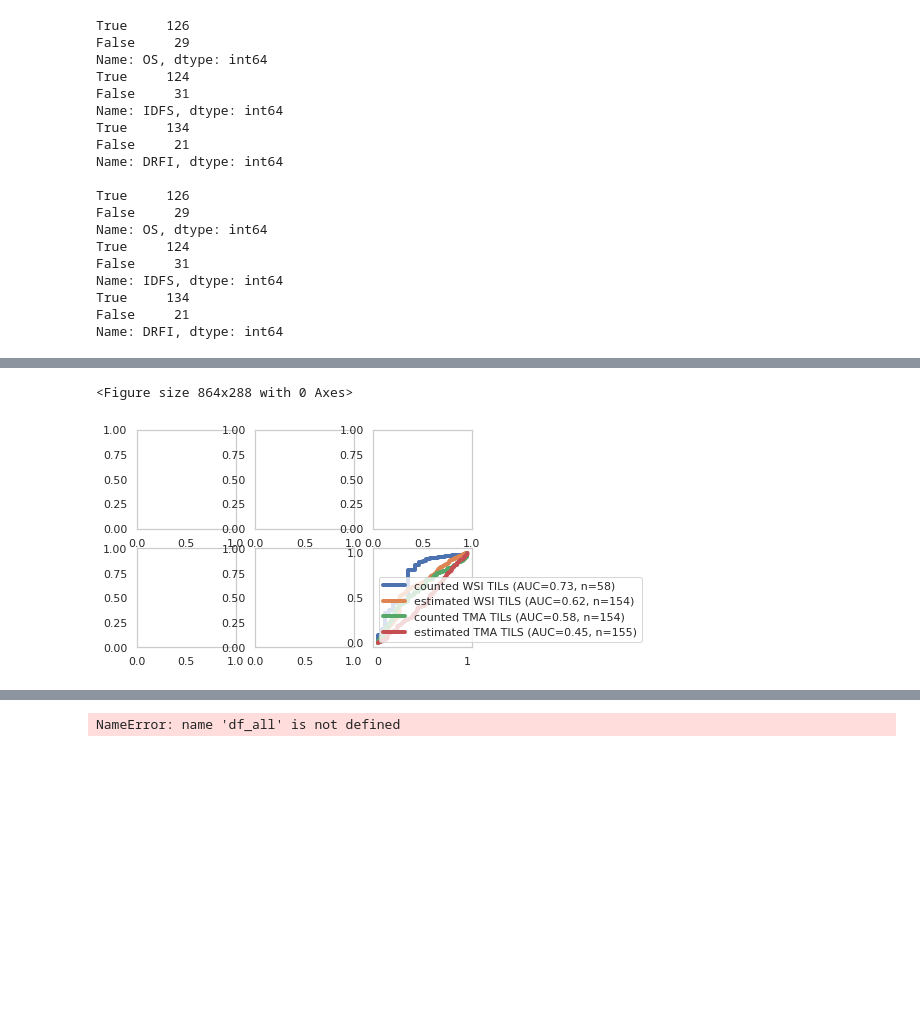
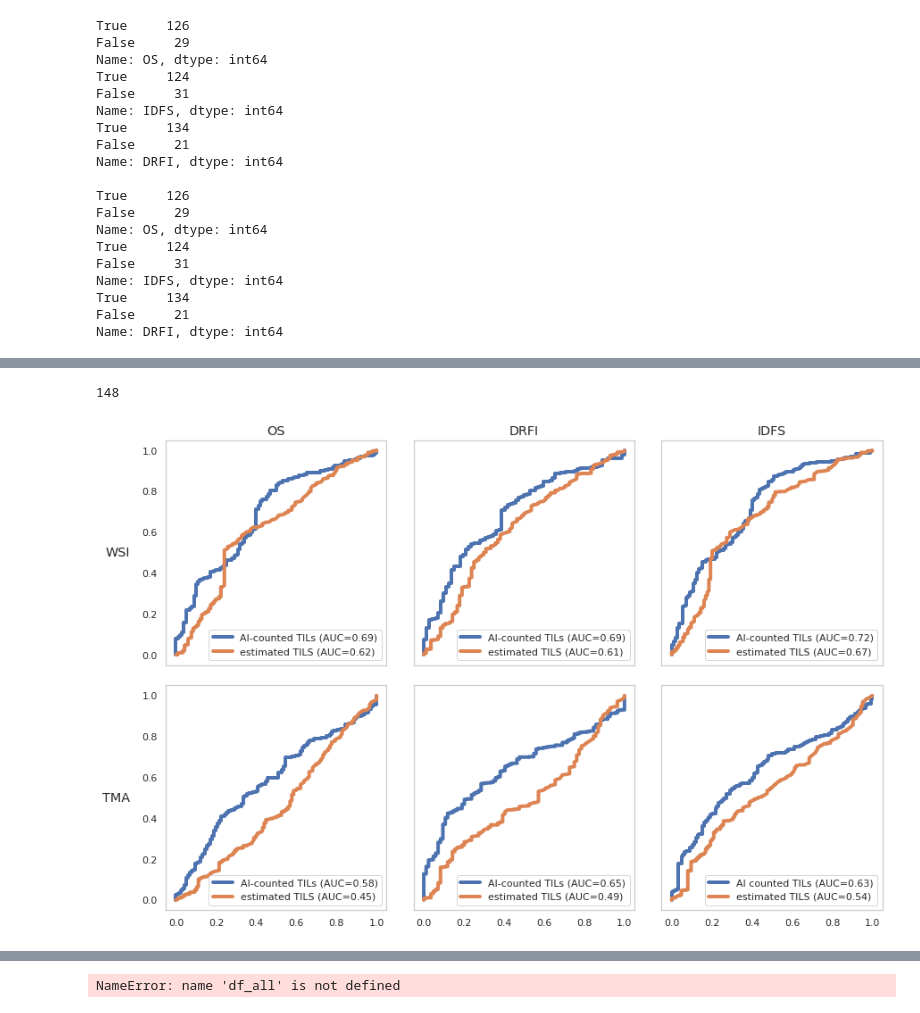
Before and after one commit to karvla/histosnet, a Jupyter notebook: notebooks/tils-project.ipynb, the cells around one changed output, grey strips where cells are left out. Saved outputs shown, nothing was run; the diff lists cells and outputs as text; code cells hidden in the pictures; blank space fills up the shorter version.

Commit message:
feat: plots for tils-project

```diff
--- a/notebooks/tils-project.ipynb
+++ b/notebooks/tils-project.ipynb
@@ -107,11 +104,19 @@ df_treated = pd.read_pickle(f"./df_treated_{IMAGE_TYPE}.pickle")
 # %%
 def tma_df():
-    df_tma = extract_features('./tma_quip2_0.2_5_1.0.feather')
+    df_tma = pd.read_feather('./tma_quip2_0.2_5_1.0.feather')
+    df_pat["STR"] = df_pat["TILs TMA"]
+    df_tma["TMAid"] = df_tma["image_id"].apply(pat_id_tma)
+    df_mean = df_tma.groupby("TMAid").mean().reset_index()
+    df_all = pd.merge(df_pat, df_mean, how='left', on=["TMAid"])
     df_all = merge_patient_data_tma(df_tma, df_pat)
     return df_all
 
 def wsi_df():
-    df_wsi = extract_features('./wsi_quip2_0.2_5_1.0_800.feather')
+    df_wsi = pd.read_feather('./wsi_quip2_0.2_5_1.0_100.feather')
+    df_pat["STR"] = df_pat["TILs helsnitt"]
+    df_wsi["TMAid"] = df_wsi["image_id"].apply(pat_id_wsi)
+    df_mean = df_wsi.groupby("TMAid").mean().reset_index()
+    df_all = pd.merge(df_pat, df_mean, how='left', on=["TMAid"])
     df_all = merge_patient_data_wsi(df_wsi, df_pat)
     return df_all
 # %%
@@ -165,3 +154,7 @@ df[["OS", "STR"]]
+# %%
+len(df[["IDFS", "n_immune"]]["n_immune"].dropna())
+# %% [output]
+148
 # %%
 import statsmodels.api as sm
 from numpy import mean
@@ -255,20 +248,5 @@ def plot_roc(df, endpoint, feature, label, ax):
     true, pred, summary = cross_validation(df[endpoint], df[feature])
     auc = round(roc_auc_score(true, pred), 2)
     fpr, tpr, _ = roc_curve(true, pred)
-    plt.plot(fpr, tpr, label=f"{label} (AUC={auc}, n={n})", linewidth=4)
-    plt.legend()
+    ax.plot(fpr, tpr, label=f"{label} (AUC={auc})", linewidth=4)
+    ax.legend(loc="lower right")
-# %%
-plt.figure(figsize=(12,4))
-fig, axs = plt.subplots(nrows=2, ncols=3)
-wsi = wsi_df()
-ax = axs[0,0]
-ax = plot_roc(wsi, "OS", "n_immune", "counted WSI TILs", axs)
-ax = plot_roc(wsi, "OS", "STR", "estimated WSI TILS", ax)
-
-ax = axs[0,1]
-tma = tma_df()
-ax = plot_roc(tma, "OS", "n_immune", "counted TMA TILs", ax)
-ax = plot_roc(tma, "OS", "STR", "estimated TMA TILS", ax)
-# %% [output]
-<Figure size 864x288 with 0 Axes>
-[figure, removed]
@@ -275,3 +256,41 @@ ax = plot_roc(tma, "OS", "STR", "estimated TMA TILS", ax)
+# %%
+fig, axs = plt.subplots(nrows=2, ncols=3, figsize=(12,8), sharex=True, sharey=True)
+plt.tight_layout()
+pad = 5
+ax = axs[0,0]
+ax.set_title("OS", size="large")
+ax.annotate("WSI", xy=(0, 0.5), xytext=(-ax.yaxis.labelpad - pad, 0),
+            xycoords=ax.yaxis.label, textcoords='offset points',
+            size='large', ha='right', va='center')
+plot_roc(wsi, "OS", "n_immune", "AI-counted TILs", ax)
+plot_roc(wsi, "OS", "STR", "estimated TILS", ax)
+
+ax = axs[1,0]
+ax.annotate("TMA", xy=(0, 0.5), xytext=(-ax.yaxis.labelpad - pad, 0),
+            xycoords=ax.yaxis.label, textcoords='offset points',
+            size='large', ha='right', va='center')
+plot_roc(tma, "OS", "n_immune", "AI-counted TILs", ax)
+plot_roc(tma, "OS", "STR", "estimated TILS", ax)
+
+ax = axs[0,1]
+ax.set_title("DRFI", size="large")
+plot_roc(wsi, "DRFI", "n_immune", "AI-counted TILs", ax)
+plot_roc(wsi, "DRFI", "STR", "estimated TILS", ax)
+
+ax = axs[1,1]
+plot_roc(tma, "DRFI", "n_immune", "AI-counted TILs", ax)
+plot_roc(tma, "DRFI", "STR", "estimated TILS", ax)
+
+ax = axs[0,2]
+ax.set_title("IDFS", size="large")
+plot_roc(wsi, "IDFS", "n_immune", "AI-counted TILs", ax)
+plot_roc(wsi, "IDFS", "STR", "estimated TILS", ax)
+
+ax = axs[1,2]
+plot_roc(tma, "IDFS", "n_immune", "AI-counted TILs", ax)
+plot_roc(tma, "IDFS", "STR", "estimated TILS", ax)
+# %% [output]
+[figure, added]
 # %%
 from itertools import combinations, chain, product, permutations
 from tqdm import tqdm
```
Also changed, not shown: parts of 3 cells of this notebook.
